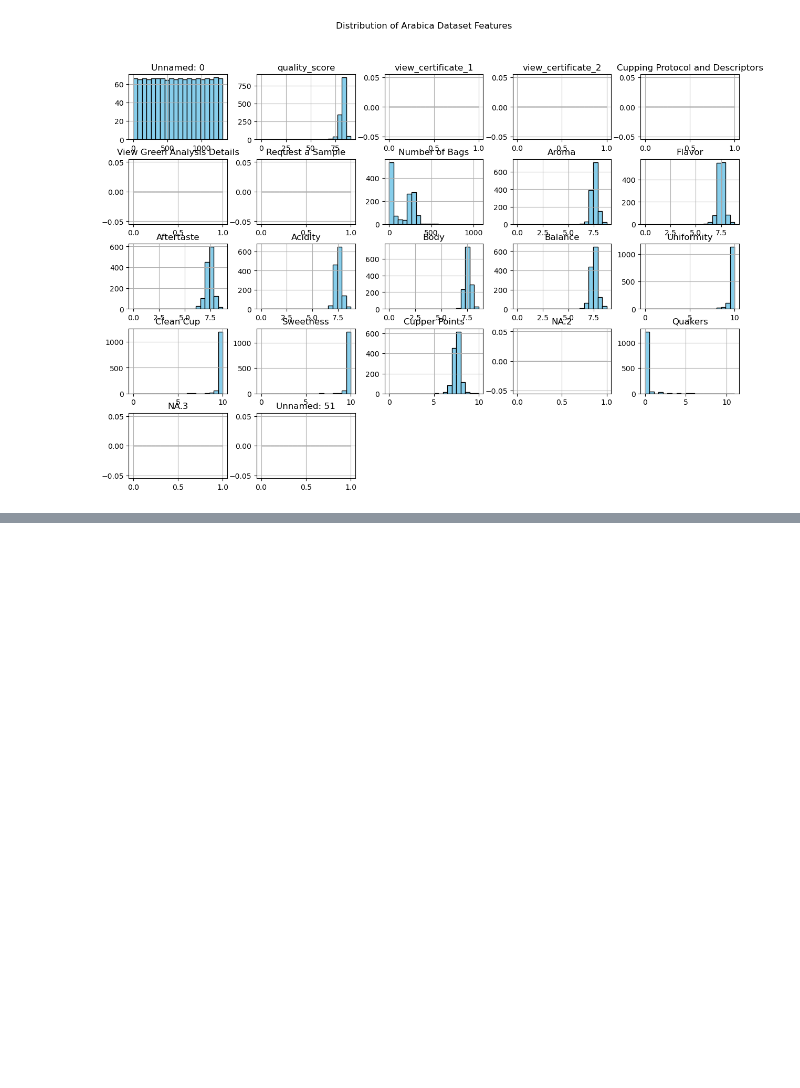
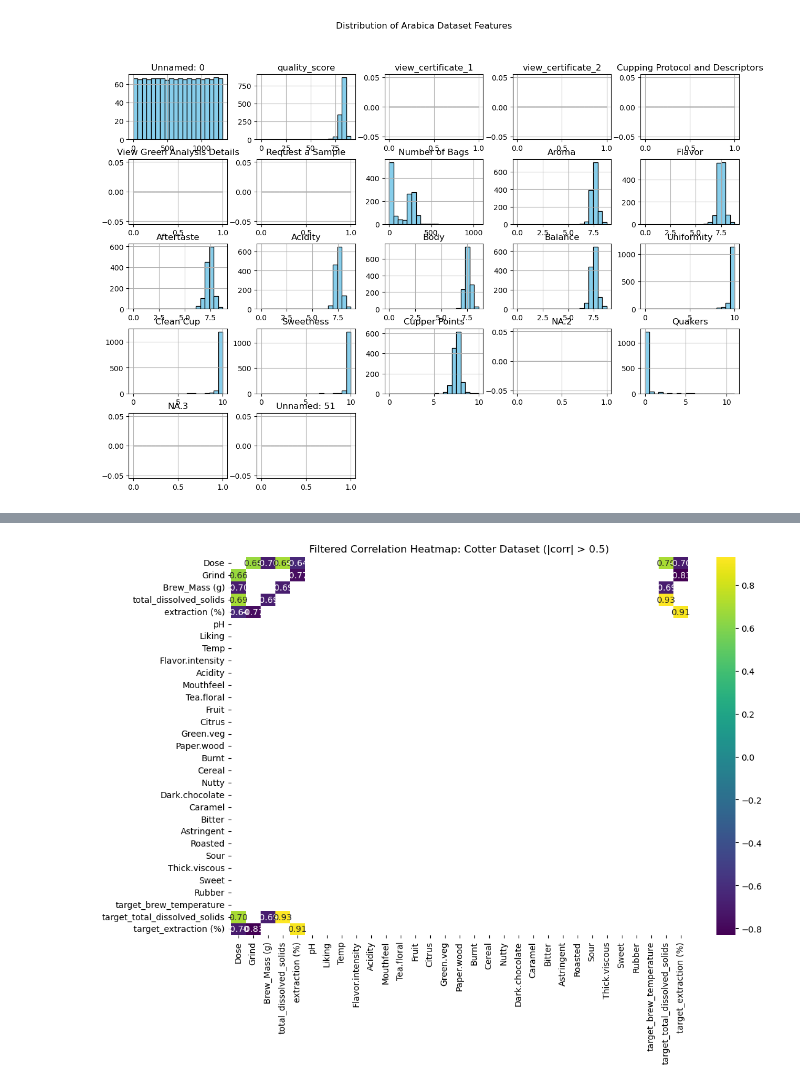
Before and after one commit to galeajua/coffee-brewer, a Jupyter notebook: src/data/data.ipynb, the cells around one changed output, grey strips where cells are left out. Cells and saved outputs as stored; diff of their text form; code cells hidden in the pictures; blank space fills up the shorter version.

```diff
--- a/src/data/data.ipynb
+++ b/src/data/data.ipynb
@@ -197,0 +265,14 @@ arabica_data.rename(columns={'Moisture': 'Moisture (%)'})
+# %%
+# Due to the Cotter Dataset being so large and a full correlation matrix not being fully readable we'll filter the matrix to the more significant correlations
+numeric_columns_cotter = cotter_data.select_dtypes(include=['float64', 'int64'])
+corr_matrix_cotter = numeric_columns_cotter.corr()
+
+# Filter correlations with absolute value > 0.5
+filtered_corr = corr_matrix_cotter[(corr_matrix_cotter.abs() > 0.5) & (corr_matrix_cotter != 1.0)]
+
+plt.figure(figsize=(12, 8))
+sns.heatmap(filtered_corr, annot=True, cmap='viridis', fmt=".2f", mask=filtered_corr.isnull())
+plt.title("Filtered Correlation Heatmap: Cotter Dataset (|corr| > 0.5)")
+plt.show()
+# %% [output]
+[figure, added]
```
Also changed, not shown: parts of 19 cells of this notebook, 2 other files.
